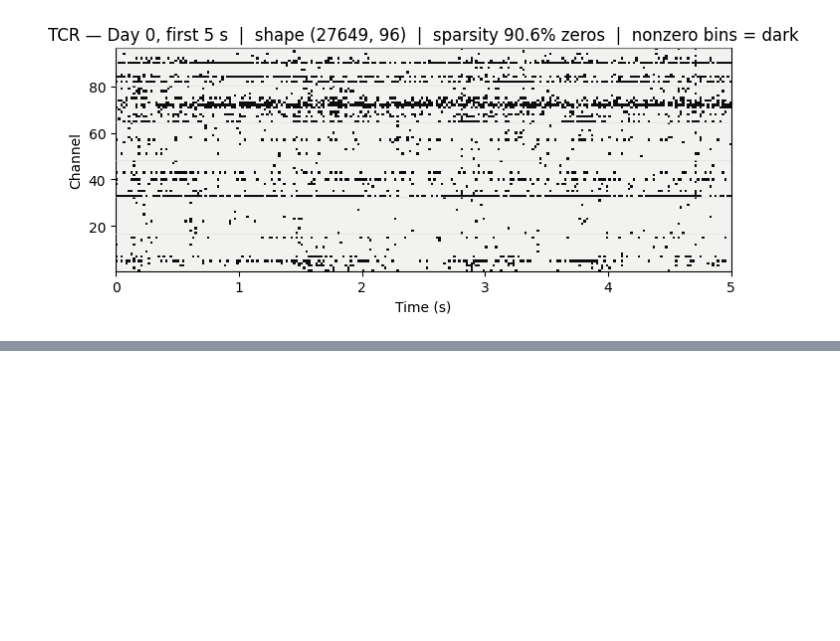
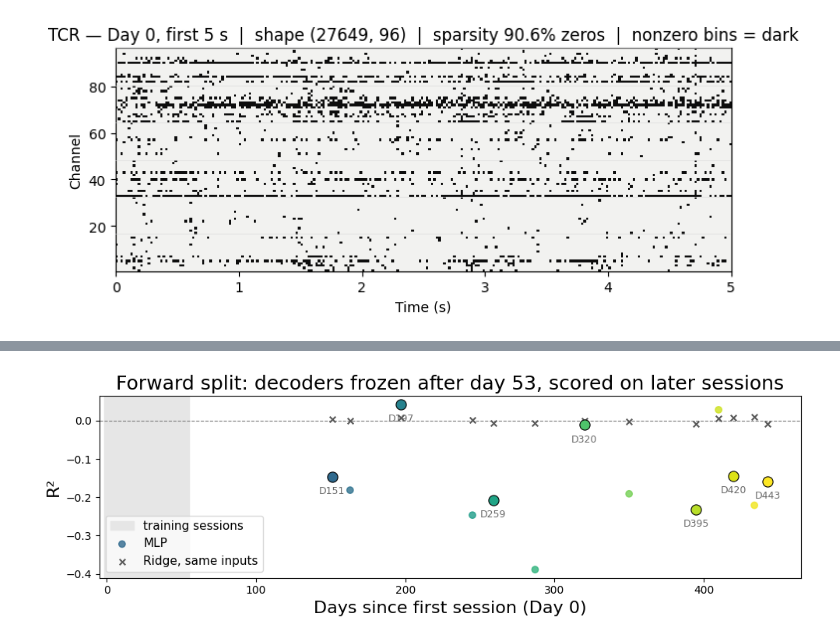
Before and after one commit to radhakrishnanrishaban/ephys-signal-atlas, a Jupyter notebook: 03_notebooks/sbp-mlp-decoder_v1.ipynb, the cells around one changed output, grey strips where cells are left out. Cells and saved outputs as stored; diff of their text form; code cells hidden in the pictures; blank space fills up the shorter version.

```diff
--- a/03_notebooks/sbp-mlp-decoder_v1.ipynb
+++ b/03_notebooks/sbp-mlp-decoder_v1.ipynb
@@ -128,0 +114,14 @@ One MLP is trained on all 30 sessions concatenated — a cross-session decoder,
+# %%
+# Results of the experiment, one row per split × fold × seed × decoder × session.
+res = pd.read_csv(ROOT / "results" / f"exp002_mlp_heldout_{SPEC.spec_id}.csv", dtype={"session": str})
+assert res["commit"].nunique() == 1
+EXP_COMMIT = res["commit"].iloc[0]
+assert list(res.loc[res.split == "in_sample", "session"].unique()) == list(session_dates)
+
+fwd = res[res.split == "forward"]
+TRAIN_IDX = [session_dates.index(s) for s in fwd.loc[fwd.held_out == "no", "session"].unique()]
+TEST_IDX = [session_dates.index(s) for s in fwd.loc[fwd.held_out == "yes", "session"].unique()]
+print(f"EXP-002 rows from commit {EXP_COMMIT}: {len(res):,}")
+print(f"forward: train {len(TRAIN_IDX)} sessions ({session_dates[TRAIN_IDX[0]]} → {session_dates[TRAIN_IDX[-1]]}, "
+      f"days {day_offsets[TRAIN_IDX[0]]}–{day_offsets[TRAIN_IDX[-1]]}) · test {len(TEST_IDX)} sessions "
+      f"({session_dates[TEST_IDX[0]]} → {session_dates[TEST_IDX[-1]]}, days {day_offsets[TEST_IDX[0]]}–{day_offsets[TEST_IDX[-1]]})")
@@ -358,0 +374,16 @@ plt.show()
+# %%
+# ── Figure A: held-out R² per session (forward split, seed 0) ─────────────
+r2_mlp = np.full(N, np.nan)
+r2_ridge = np.full(N, np.nan)
+r2_mlp[TEST_IDX] = scores["mlp"][TEST_IDX]
+r2_ridge[TEST_IDX] = scores["ridge_same"][TEST_IDX]
+selected_idx = TEST_IDX[:: max(1, len(TEST_IDX) // 5)]
+
+fig_r2 = plot_mlp_r2_timeline(
+    r2_mlp, session_dates, selected_indices=selected_idx, train_idx=TRAIN_IDX, r2_reference=r2_ridge,
+    title=f"Forward split: decoders frozen after day {day_offsets[TRAIN_IDX[-1]]}, scored on later sessions",
+)
+save_figure(fig_r2, "mlp_decoder", "r2_timeline_heldout", role="candidate_main")
+plt.show()
+# %% [output]
+[figure, added]
```
Also changed, not shown: parts of 33 cells of this notebook, 59 other files.
